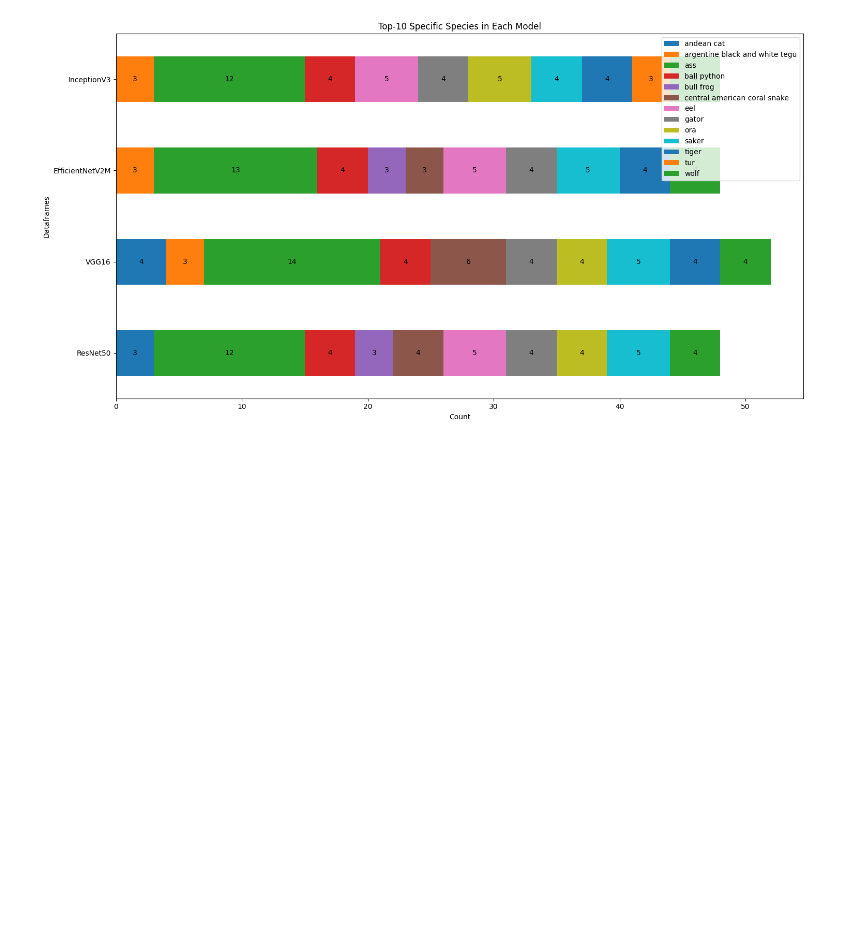
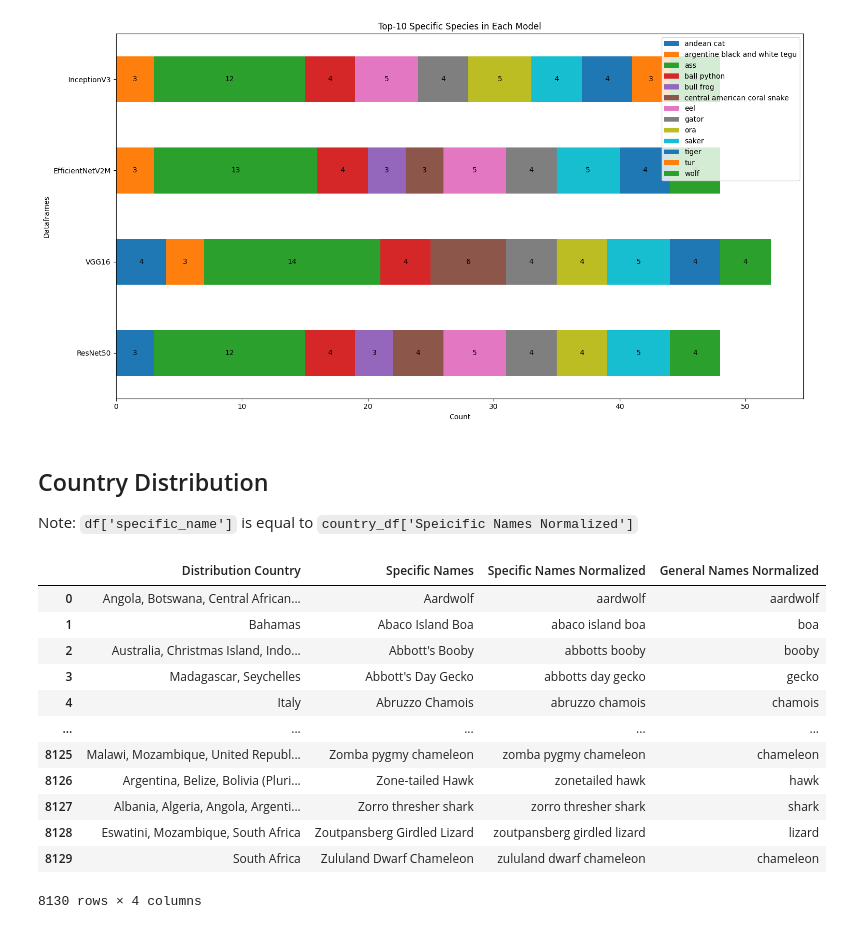
Before and after one commit to sammitako/CS-GY-6513-Big-Data, a Jupyter notebook: Image_classification.ipynb, the cells around one changed output. Saved outputs shown, nothing was run; the diff lists cells and outputs as text; code cells hidden in the pictures; blank space fills up the shorter version.

```diff
--- a/Image_classification.ipynb
+++ b/Image_classification.ipynb
@@ -2013,3 +2013,23 @@ plot_top10_species(specific_data, 'Top-10 Specific Species in Each Model')
 # %% [output]
 [figure]
 [figure]
+# %% [markdown]
+## Country Distribution
+Note: `df['specific_name']` is equal to `country_df['Speicific Names Normalized']`
+# %%
+country_df = pd.read_csv('/content/drive/MyDrive/Big Data/Team Notebook/data/final_animal_list.csv')
+country_df
+# %% [output]
+|  | Distribution Country | Specific Names | Specific Names Normalized | General Names Normalized |
+| 0 | Angola, Botswana, Central African... | Aardwolf | aardwolf | aardwolf |
+| 1 | Bahamas | Abaco Island Boa | abaco island boa | boa |
+| 2 | Australia, Christmas Island, Indo... | Abbott's Booby | abbotts booby | booby |
+| 3 | Madagascar, Seychelles | Abbott's Day Gecko | abbotts day gecko | gecko |
+| 4 | Italy | Abruzzo Chamois | abruzzo chamois | chamois |
+| ... | ... | ... | ... | ... |
+| 8125 | Malawi, Mozambique, United Republ... | Zomba pygmy chameleon | zomba pygmy chameleon | chameleon |
+| 8126 | Argentina, Belize, Bolivia (Pluri... | Zone-tailed Hawk | zonetailed hawk | hawk |
+| 8127 | Albania, Algeria, Angola, Argenti... | Zorro thresher shark | zorro thresher shark | shark |
+| 8128 | Eswatini, Mozambique, South Africa | Zoutpansberg Girdled Lizard | zoutpansberg girdled lizard | lizard |
+| 8129 | South Africa | Zululand Dwarf Chameleon | zululand dwarf chameleon | chameleon |
+8130 rows × 4 columns
```
Also changed, not shown: parts of 13 cells of this notebook.
